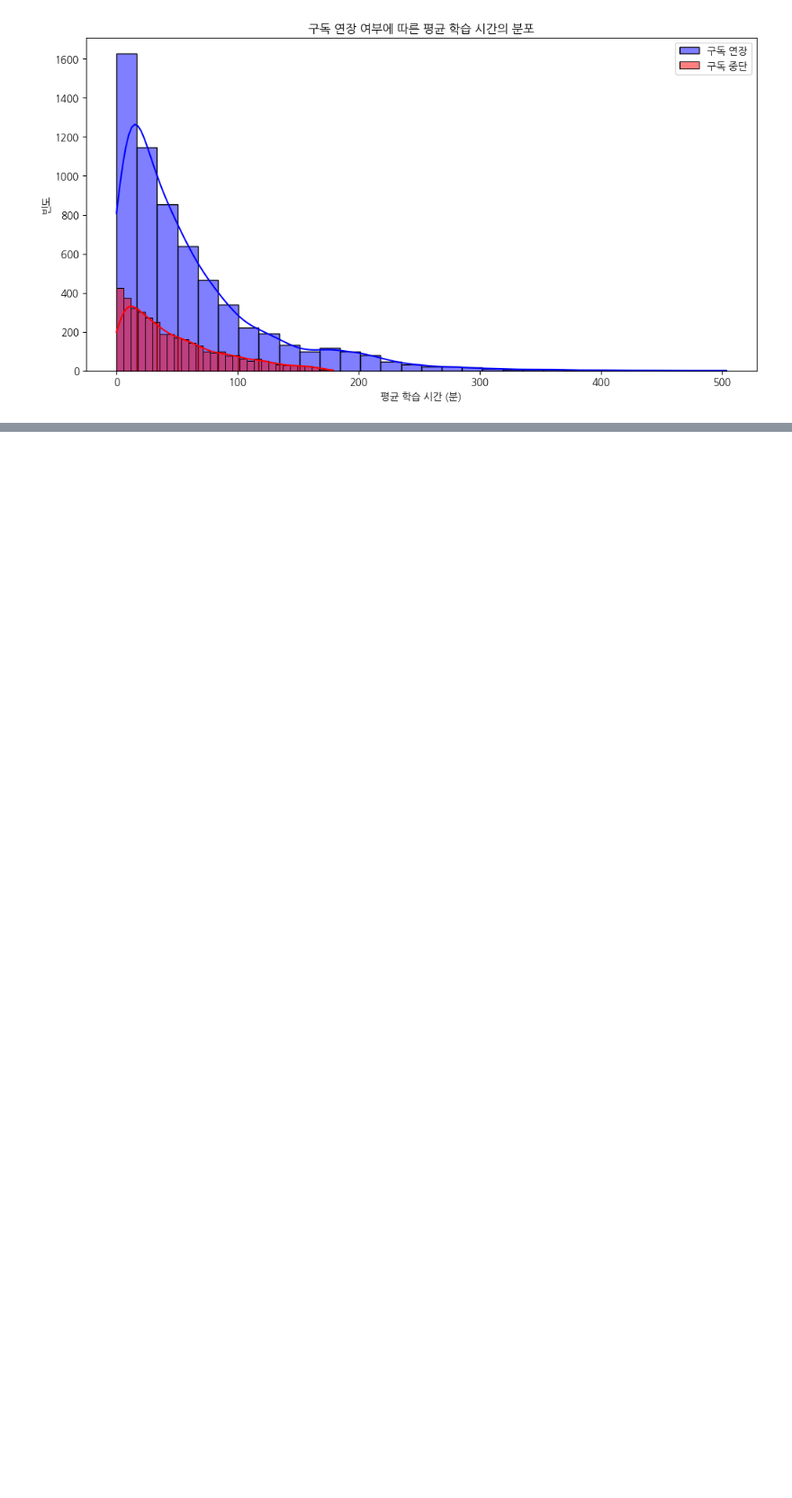
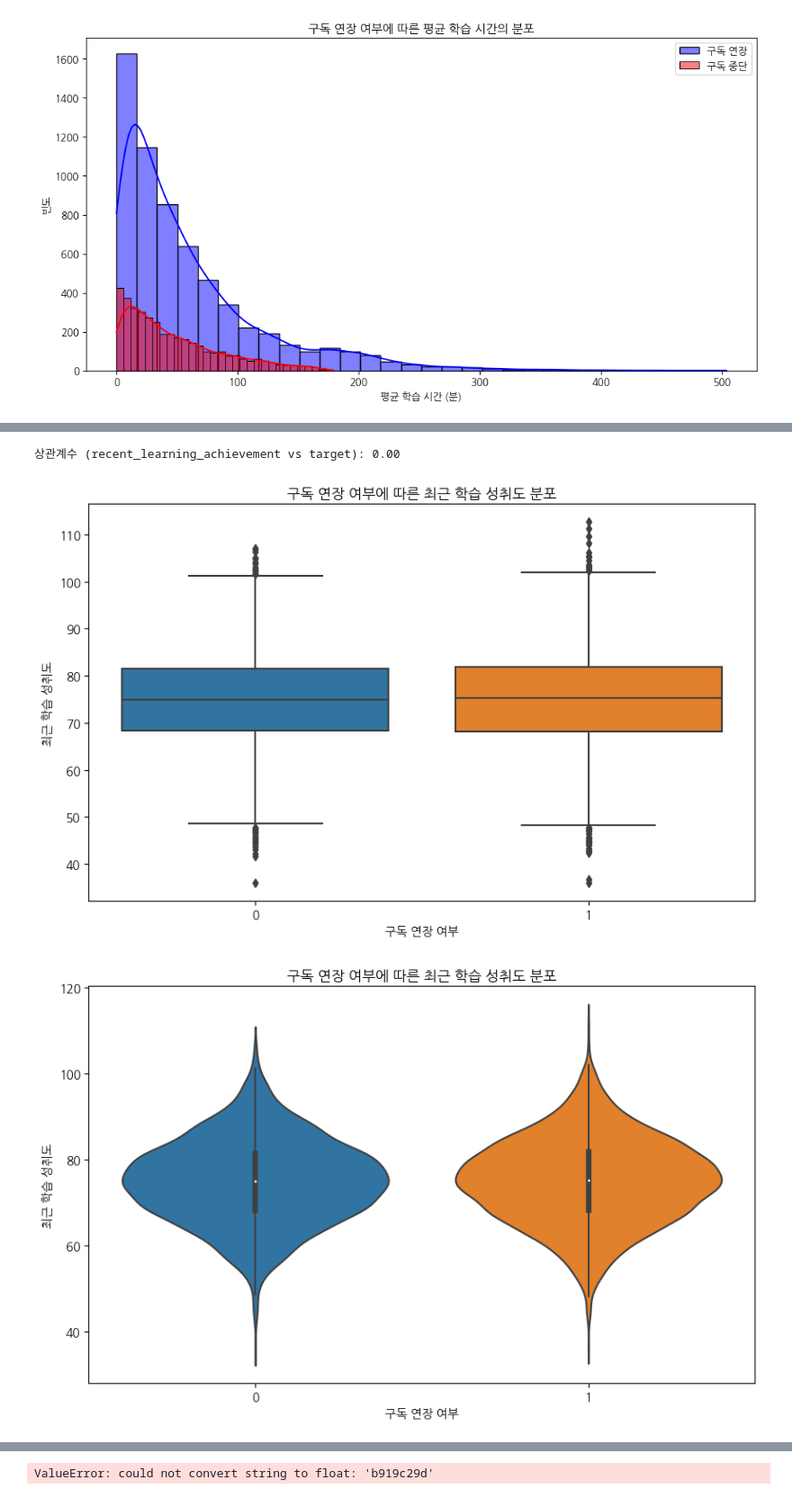
Before and after one commit to youngho-chae/wassup3, a Jupyter notebook: 05_Data_Analysis/DA_Mini_Project.ipynb, the cells around one changed output, grey strips where cells are left out. Shown at 90% size. Saved outputs shown, nothing was run; the diff lists cells and outputs as text; code cells hidden in the pictures; blank space fills up the shorter version.

```diff
--- a/05_Data_Analysis/DA_Mini_Project.ipynb
+++ b/05_Data_Analysis/DA_Mini_Project.ipynb
@@ -319,0 +413,56 @@ plt.show()
+# %%
+# 상관 분석
+correlation = mini['recent_learning_achievement'].corr(mini['target'])
+print(f"상관계수 (recent_learning_achievement vs target): {correlation:.2f}")
+
+# 박스플롯 시각화
+plt.figure(figsize=(10, 6))
+sns.boxplot(x='target', y='recent_learning_achievement', data=mini)
+plt.title('구독 연장 여부에 따른 최근 학습 성취도 분포')
+plt.xlabel('구독 연장 여부')
+plt.ylabel('최근 학습 성취도')
+plt.show()
+
+# 바이올린 플롯 시각화
+plt.figure(figsize=(10, 6))
+sns.violinplot(x='target', y='recent_learning_achievement', data=mini)
+plt.title('구독 연장 여부에 따른 최근 학습 성취도 분포')
+plt.xlabel('구독 연장 여부')
+plt.ylabel('최근 학습 성취도')
+plt.show()
+
+# 포인트 플롯 시각화
+plt.figure(figsize=(10, 6))
+sns.pointplot(x='target', y='recent_learning_achievement', data=mini, capsize=.2)
+plt.title('구독 연장 여부에 따른 최근 학습 성취도의 평균')
+plt.xlabel('구독 연장 여부')
+plt.ylabel('최근 학습 성취도의 평균')
+plt.show()
+
+# 히트맵 시각화
+correlation_matrix = mini.corr()
+plt.figure(figsize=(12, 10))
+sns.heatmap(correlation_matrix, annot=True, fmt='.2f', cmap='coolwarm', vmin=-1, vmax=1)
+plt.title('메타데이터와 target 간의 상관관계 히트맵')
+plt.show()
+
+# 로지스틱 회귀 분석
+import statsmodels.api as sm
+
+# 독립 변수와 종속 변수 설정
+X = mini[['recent_learning_achievement']]
+y = mini['target']
+
+# 상수항 추가
+X = sm.add_constant(X)
+
+# 로지스틱 회귀 모델 적합
+logit_model = sm.Logit(y, X)
+result = logit_model.fit()
+
+# 결과 출력
+print(result.summary())
+# %% [output]
+상관계수 (recent_learning_achievement vs target): 0.00
+[figure, added]
+[figure, added]
@@ -319,0 +470 @@ plt.show()
+ValueError: could not convert string to float: 'b919c29d'
```
Also changed, not shown: parts of 17 cells of this notebook.
